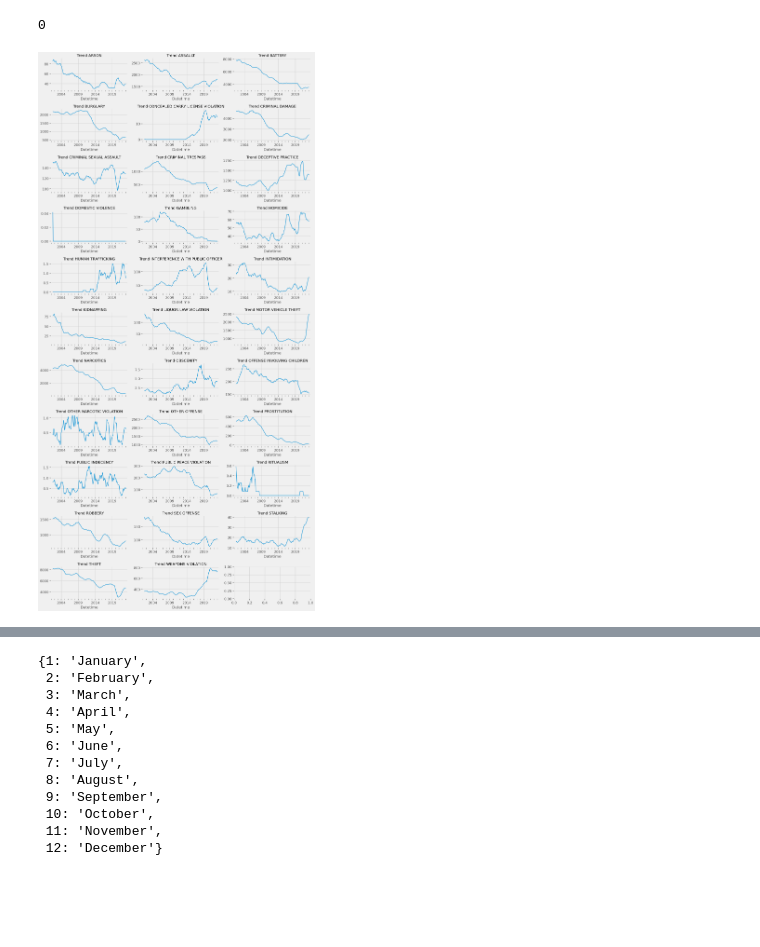
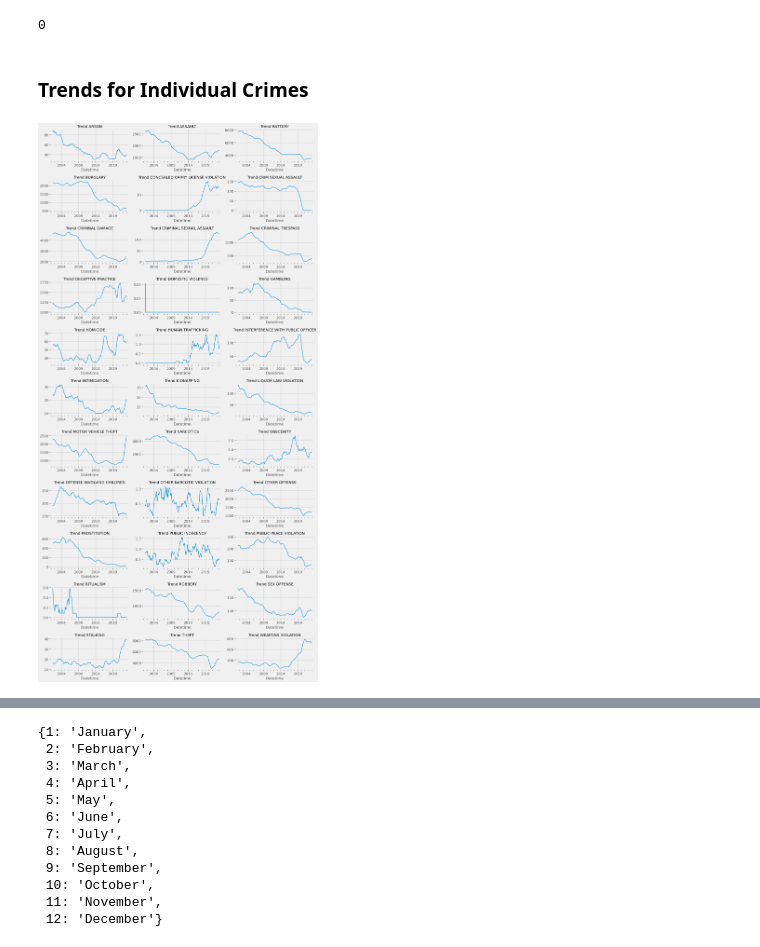
Before and after one commit to evany24/preparing-chicago-crime-data, a Jupyter notebook: Chicago Crime Data.ipynb, the cells around one changed output, grey strips where cells are left out. Saved outputs shown, nothing was run; the diff lists cells and outputs as text; code cells hidden in the pictures; blank space fills up the shorter version.

```diff
--- a/Chicago Crime Data.ipynb
+++ b/Chicago Crime Data.ipynb
@@ -182,5 +192,3 @@ Index(['ARSON', 'ASSAULT', 'BATTERY', 'BURGLARY',
        'PUBLIC PEACE VIOLATION', 'RITUALISM', 'ROBBERY', 'SEX OFFENSE',
        'STALKING', 'THEFT', 'WEAPONS VIOLATION'],
       dtype='object')
-# %%
-df['Primary Type'] = df['Primary Type'].replace({'CRIM SEXUAL ASSAULT': 'CRIMINAL SEXUAL ASSAULT'})
@@ -328,8 +351,8 @@ df2
 | 2023-07-28 12:56:00 | THEFT | FROM BUILDING | RESIDENCE - PORCH / HALLWAY | False | False | 2221 | 22.0 | 19.0 | ... |
 7857479 rows × 9 columns
 # %%
-plot_type = df2.groupby('Primary Type').resample('M').size()
+icrimes = df2.groupby('Primary Type').resample('M').size()
 # %%
-plot_type = plot_type.unstack().T
-plot_type
+icrimes = icrimes.unstack().T
+icrimes
 # %% [output]
@@ -350,19 +373,21 @@ plot_type
 # %%
-plot_type = plot_type.fillna(0.0)
-plot_type.isna().sum().sum()
+icrimes = icrimes.fillna(0.0)
+icrimes.isna().sum().sum()
 # %% [output]
 0
+# %% [markdown]
+### Trends for Individual Crimes
 # %%
 fig, axes = plt.subplots(11, 3, figsize=(15,30))
 
-for indx, crime in enumerate(plot_type.columns):
+for indx, crime in enumerate(icrimes.columns):
     row = indx // 3
     col = indx % 3
-    ts = plot_type[crime]
+    ts = icrimes[crime]
     decomp = tsa.seasonal_decompose(ts)
 
     decomp.trend.plot(title=f'{crime} Trend', ax = axes[row, col])
     axes[row, col].set_title(f'Trend {crime}')
-plt.tight_layout()
+plt.tight_layout();
 # %% [output]
-[figure, old version]
+[figure, new version]
```
Also changed, not shown: parts of 39 cells of this notebook.
